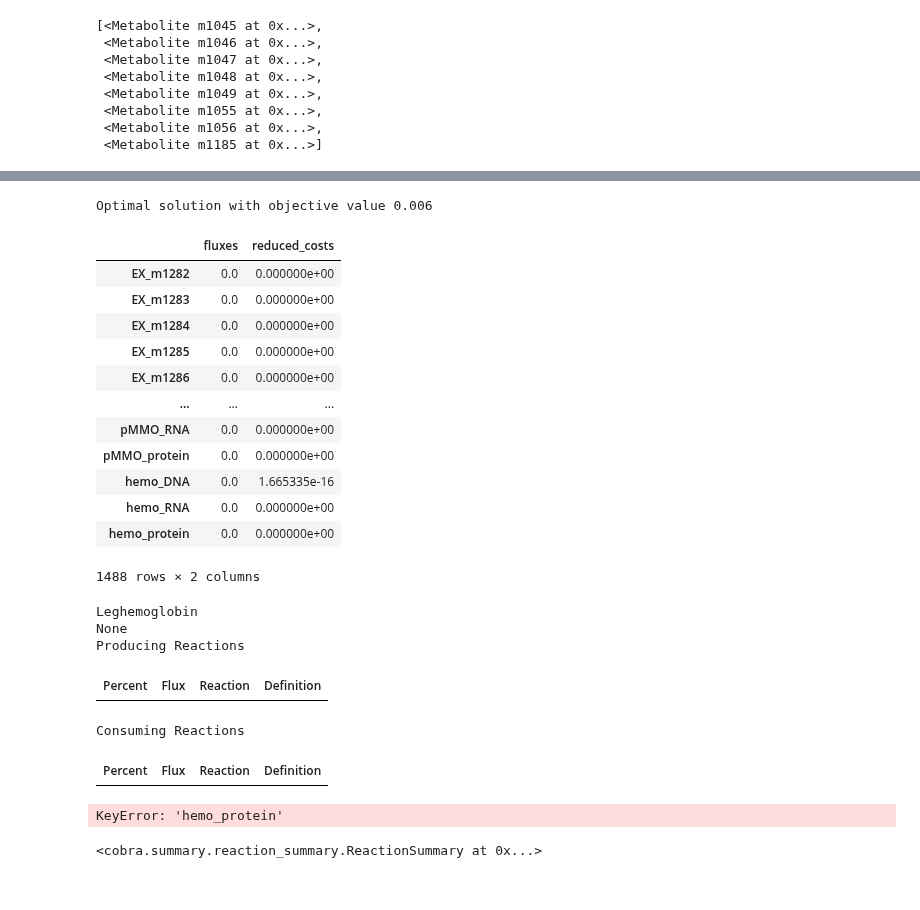
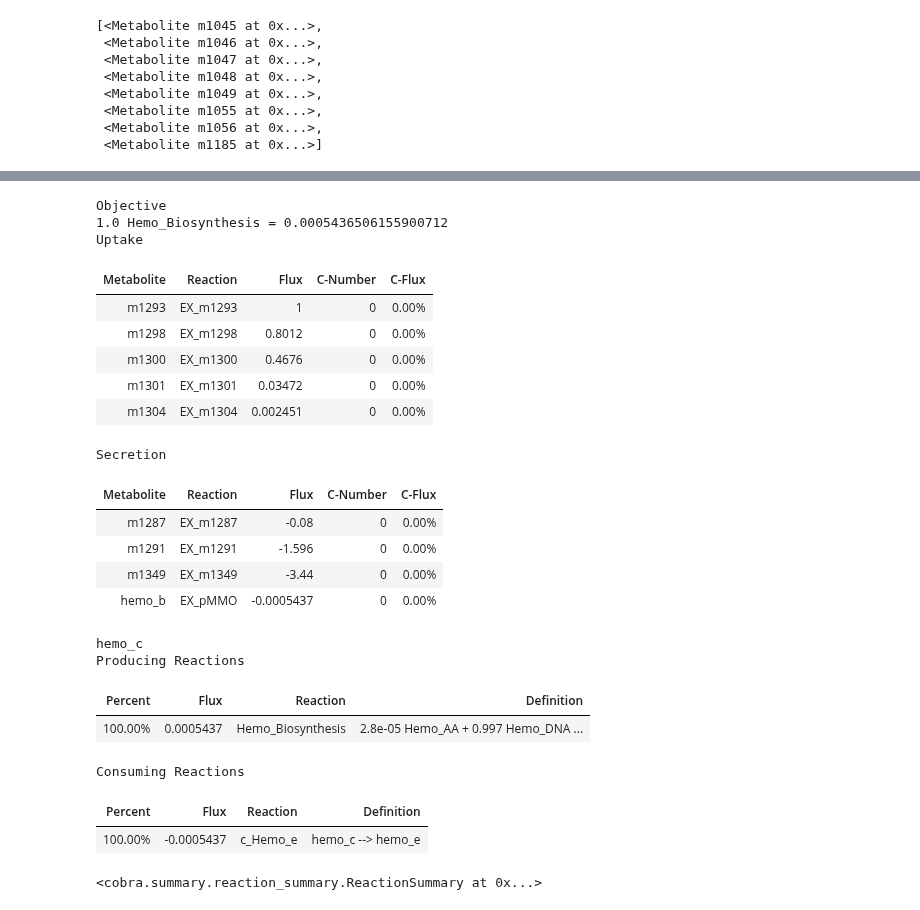
Before and after one commit to Schwebus/DTU_Biobuilders_2021, a Jupyter notebook: GSM_model/GSM_model_iLC915.ipynb, the cells around one changed output, grey strips where cells are left out. Saved outputs shown, nothing was run; the diff lists cells and outputs as text; code cells hidden in the pictures.

Commit message:
fixed EX reaction for pMMO and Hemo

```diff
--- a/GSM_model/GSM_model_iLC915.ipynb
+++ b/GSM_model/GSM_model_iLC915.ipynb
@@ -356,35 +359,42 @@ hemo_AA_reaction = cobra.Reaction(
             upper_bound = 1000.0
 )
 
+
 # add the metabolites to be produced by these reactions
 
 pMMO_DNA = cobra.Metabolite(
     'pMMO_DNA',
+    formula='',
     name='pMMO_DNA',
     compartment='C_c')
 
 pMMO_RNA = cobra.Metabolite(
     'pMMO_RNA',
+    formula='',
     name='pMMO_RNA',
     compartment='C_c')
 
 pMMO_AA = cobra.Metabolite(
-    'pMMO',
+    'pMMO_AA',
+    formula='',
     name='pMMO',
     compartment='C_c')
 
 Hemo_DNA = cobra.Metabolite(
     'Hemo_DNA',
+    formula='',
     name='Hemo_DNA',
     compartment='C_c')
 
 Hemo_RNA = cobra.Metabolite(
     'Hemo_RNA',
+    formula='',
     name='Hemo_RNA',
     compartment='C_c')
 
 Hemo_AA = cobra.Metabolite(
-    'Leghemoglobin',
+    'Hemo_AA',
+    formula='',
     name='Leghemoglobin',
     compartment='C_c')
 
@@ -412,6 +422,8 @@ pMMO_DNA_reaction.add_metabolites(
         pheast.metabolites.m389: -0.64352,
         # ATP
         pheast.metabolites.m1: -11.00682,
+        # H2O
+        pheast.metabolites.m5: -11.00682,
         # pMMO_DNA
         pheast.metabolites.pMMO_DNA: 1.0,
         # ADP
@@ -434,6 +446,8 @@ pMMO_RNA_reaction.add_metabolites(
         pheast.metabolites.m384: -0.53415,
         # ATP
         pheast.metabolites.m1: -7.47917,
+        # H2O
+        pheast.metabolites.m5: -7.47917,
         # pMMO_RNA
         pheast.metabolites.pMMO_RNA: 1.0,
         # ADP
@@ -488,8 +502,10 @@ pMMO_AA_reaction.add_metabolites(
         pheast.metabolites.m222: -0.70641,
         # ATP
         pheast.metabolites.m1: -38.11352,
+        # H2O
+        pheast.metabolites.m5: -38.11352,
         # pMMO
-        pheast.metabolites.pMMO: 1.0,
+        pheast.metabolites.pMMO_AA: 1.0,
         # ADP
         pheast.metabolites.m3: 38.11352,
         # Phosphate
@@ -510,6 +526,8 @@ hemo_DNA_reaction.add_metabolites(
         pheast.metabolites.m389: -0.57636,
         # ATP
         pheast.metabolites.m1: -11.00757,
+        # H2O
+        pheast.metabolites.m5: -11.00757,
         # Hemo_DNA
         pheast.metabolites.Hemo_DNA: 1.0,
         # ADP
@@ -532,6 +550,8 @@ hemo_RNA_reaction.add_metabolites(
         pheast.metabolites.m384: -0.43034,
         # ATP
         pheast.metabolites.m1: -7.48783,
+        # H2O
+        pheast.metabolites.m5: -7.48783,
         # Hemo_RNA
         pheast.metabolites.Hemo_RNA: 1.0,
         # ADP
@@ -586,8 +606,10 @@ hemo_AA_reaction.add_metabolites(
         pheast.metabolites.m222: -0.77412,
         # ATP
         pheast.metabolites.m1: -40.22199,
+        # H2O
+        pheast.metabolites.m5: -40.22199,
         # Leghemoglobin
-        pheast.metabolites.Leghemoglobin: 1.0,
+        pheast.metabolites.Hemo_AA: 1.0,
         # ADP
         pheast.metabolites.m3: 40.22199,
         # Phosphate
@@ -640,33 +836,38 @@ pheast.reactions.hemo_protein
+# %%
+# set Biomass reaction to the optimized value and optimize for protein production
+
+pheast.reactions.r1339.bounds = 0.08, 0.08
 # %%
-new_objective = pheast.problem.Objective(0.1*pheast.reactions.hemo_protein.flux_expression + 1*pheast.reactions.r1339.flux_expression)
+new_objective = pheast.problem.Objective(pheast.reactions.Hemo_Biosynthesis.flux_expression)
 pheast.objective = new_objective
-pheast.optimize()
+pheast.summary()
 # %% [output]
-Optimal solution with objective value 0.006
+Objective
+1.0 Hemo_Biosynthesis = 0.0005436506155900712
+Uptake
-|  | fluxes | reduced_costs |
-| EX_m1282 | 0.0 | 0.000000e+00 |
-| EX_m1283 | 0.0 | 0.000000e+00 |
-| EX_m1284 | 0.0 | 0.000000e+00 |
-| EX_m1285 | 0.0 | 0.000000e+00 |
-| EX_m1286 | 0.0 | 0.000000e+00 |
-| ... | ... | ... |
-| pMMO_RNA | 0.0 | 0.000000e+00 |
-| pMMO_protein | 0.0 | 0.000000e+00 |
-| hemo_DNA | 0.0 | 1.665335e-16 |
-| hemo_RNA | 0.0 | 0.000000e+00 |
-| hemo_protein | 0.0 | 0.000000e+00 |
+| Metabolite | Reaction | Flux | C-Number | C-Flux |
+| m1293 | EX_m1293 | 1 | 0 | 0.00% |
+| m1298 | EX_m1298 | 0.8012 | 0 | 0.00% |
+| m1300 | EX_m1300 | 0.4676 | 0 | 0.00% |
+| m1301 | EX_m1301 | 0.03472 | 0 | 0.00% |
+| m1304 | EX_m1304 | 0.002451 | 0 | 0.00% |
-1488 rows × 2 columns
+Secretion
+| Metabolite | Reaction | Flux | C-Number | C-Flux |
+| m1287 | EX_m1287 | -0.08 | 0 | 0.00% |
+| m1291 | EX_m1291 | -1.596 | 0 | 0.00% |
+| m1349 | EX_m1349 | -3.44 | 0 | 0.00% |
+| hemo_b | EX_pMMO | -0.0005437 | 0 | 0.00% |
 # %%
-cobra.summary.MetaboliteSummary(metabolite= pheast.metabolites.Leghemoglobin, model=pheast)
+cobra.summary.MetaboliteSummary(metabolite= pheast.metabolites.hemo_c, model=pheast)
 # %% [output]
-Leghemoglobin
-None
+hemo_c
 Producing Reactions
 | Percent | Flux | Reaction | Definition |
+| 100.00% | 0.0005437 | Hemo_Biosynthesis | 2.8e-05 Hemo_AA + 0.997 Hemo_DNA ... |
 Consuming Reactions
 | Percent | Flux | Reaction | Definition |
+| 100.00% | -0.0005437 | c_Hemo_e | hemo_c --> hemo_e |
 # %%
-cobra.summary.reaction_summary.ReactionSummary(reaction = pheast.reactions.hemo_protein, model = pheast)
+cobra.summary.reaction_summary.ReactionSummary(reaction = pheast.reactions.Hemo_Biosynthesis, model = pheast)
 # %% [output]
-KeyError: 'hemo_protein'
+<cobra.summary.reaction_summary.ReactionSummary at 0x...>
-<cobra.summary.reaction_summary.ReactionSummary at 0x...>
```
Also changed, not shown: parts of 14 cells of this notebook.
